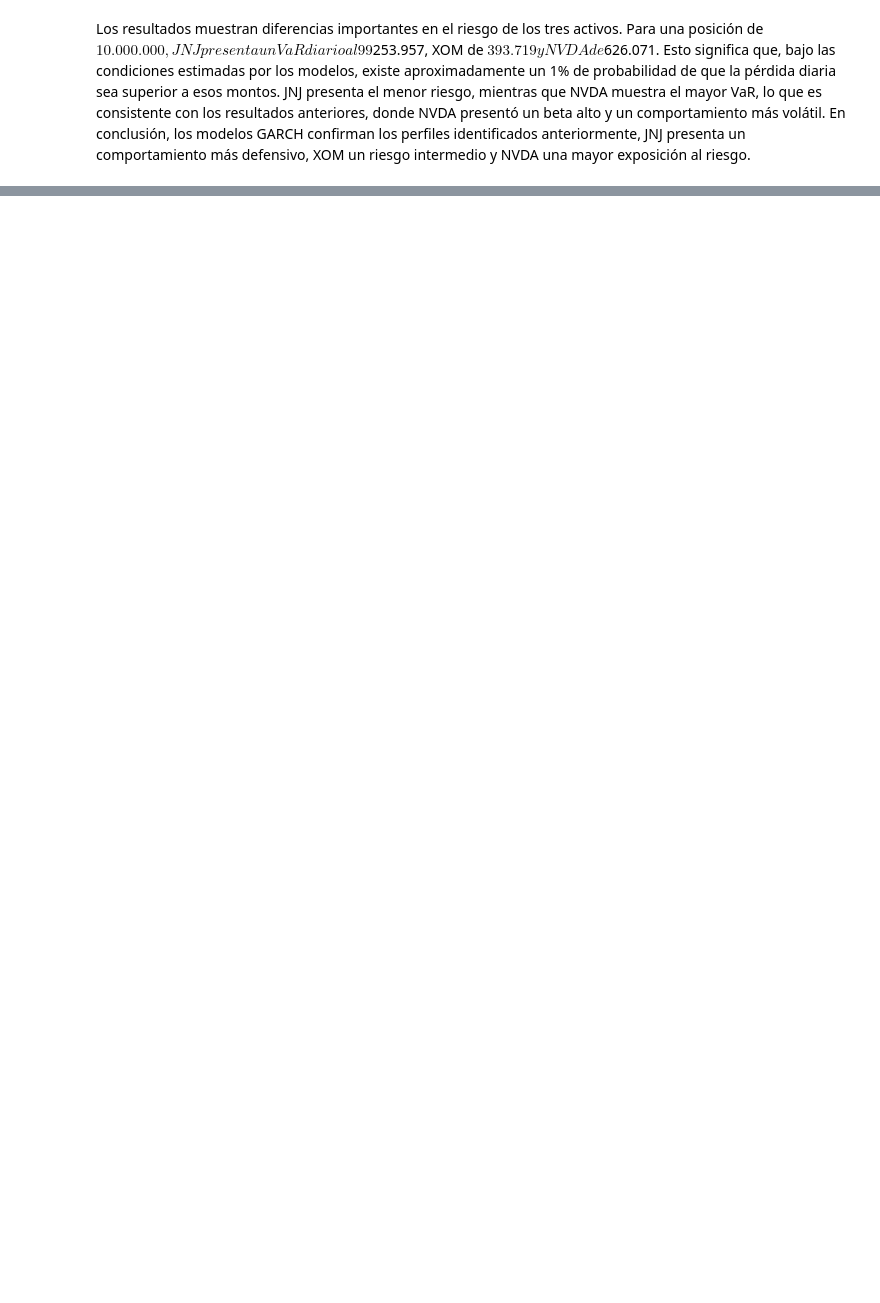
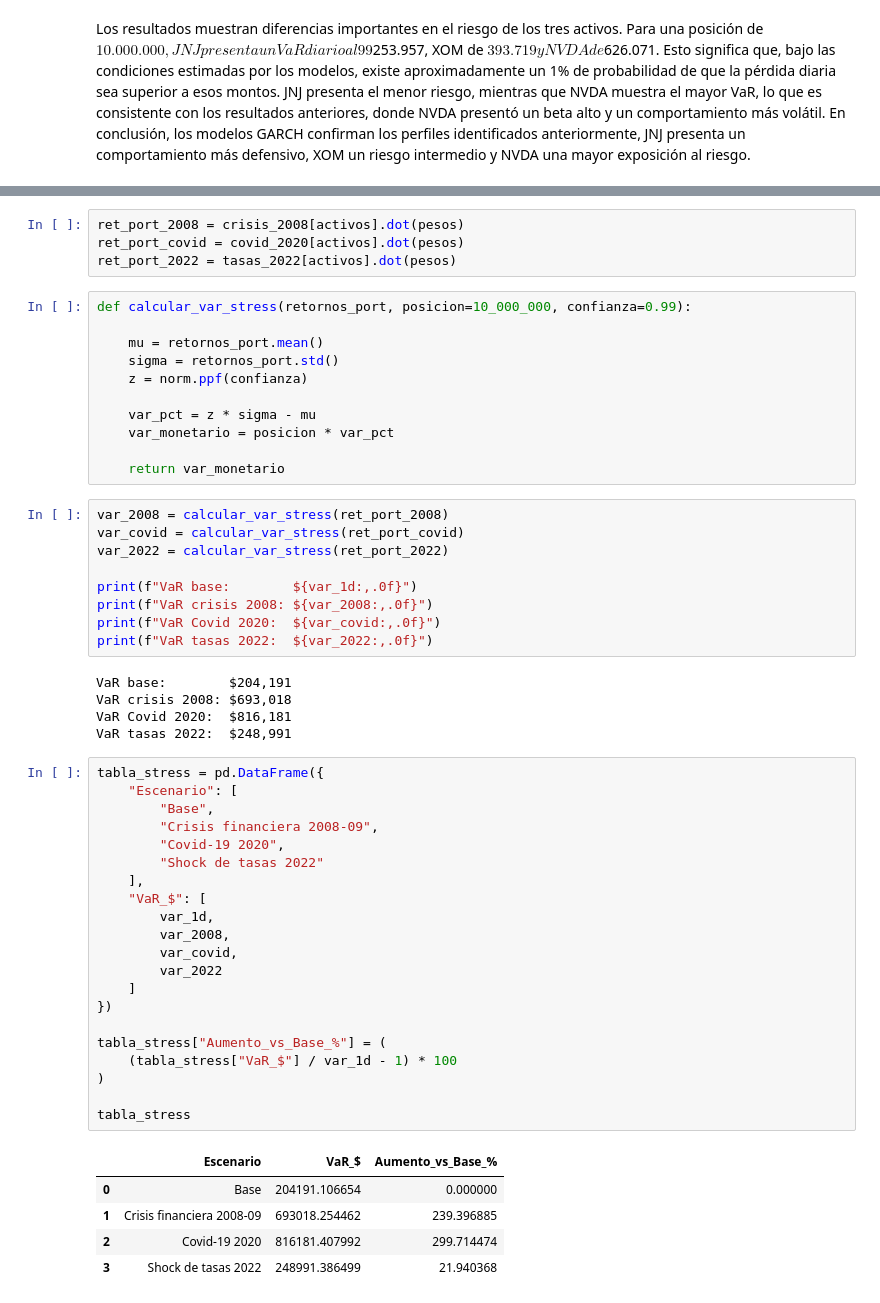
Before and after one commit to Antoniacifuentes/ds_finance_cifuentes, a Jupyter notebook: notebooks/hw7.ipynb, the cells around one changed output, grey strips where cells are left out. Drawn from its saved outputs; the diff is of its cells as text; blank space fills up the shorter version.

```diff
--- a/notebooks/hw7.ipynb
+++ b/notebooks/hw7.ipynb
@@ -781,0 +909,56 @@ En conclusión, los modelos GARCH confirman los perfiles identificados anteriorm
+# %%
+ret_port_2008 = crisis_2008[activos].dot(pesos)
+ret_port_covid = covid_2020[activos].dot(pesos)
+ret_port_2022 = tasas_2022[activos].dot(pesos)
+# %%
+def calcular_var_stress(retornos_port, posicion=10_000_000, confianza=0.99):
+
+    mu = retornos_port.mean()
+    sigma = retornos_port.std()
+    z = norm.ppf(confianza)
+
+    var_pct = z * sigma - mu
+    var_monetario = posicion * var_pct
+
+    return var_monetario
+# %%
+var_2008 = calcular_var_stress(ret_port_2008)
+var_covid = calcular_var_stress(ret_port_covid)
+var_2022 = calcular_var_stress(ret_port_2022)
+
+print(f"VaR base:        ${var_1d:,.0f}")
+print(f"VaR crisis 2008: ${var_2008:,.0f}")
+print(f"VaR Covid 2020:  ${var_covid:,.0f}")
+print(f"VaR tasas 2022:  ${var_2022:,.0f}")
+# %% [output]
+VaR base:        $204,191
+VaR crisis 2008: $693,018
+VaR Covid 2020:  $816,181
+VaR tasas 2022:  $248,991
+# %%
+tabla_stress = pd.DataFrame({
+    "Escenario": [
+        "Base",
+        "Crisis financiera 2008-09",
+        "Covid-19 2020",
+        "Shock de tasas 2022"
+    ],
+    "VaR_$": [
+        var_1d,
+        var_2008,
+        var_covid,
+        var_2022
+    ]
+})
+
+tabla_stress["Aumento_vs_Base_%"] = (
+    (tabla_stress["VaR_$"] / var_1d - 1) * 100
+)
+
+tabla_stress
+# %% [output]
+|  | Escenario | VaR_$ | Aumento_vs_Base_% |
+| 0 | Base | 204191.106654 | 0.000000 |
+| 1 | Crisis financiera 2008-09 | 693018.254462 | 239.396885 |
+| 2 | Covid-19 2020 | 816181.407992 | 299.714474 |
+| 3 | Shock de tasas 2022 | 248991.386499 | 21.940368 |
```
Also changed, not shown: parts of 41 cells of this notebook.
